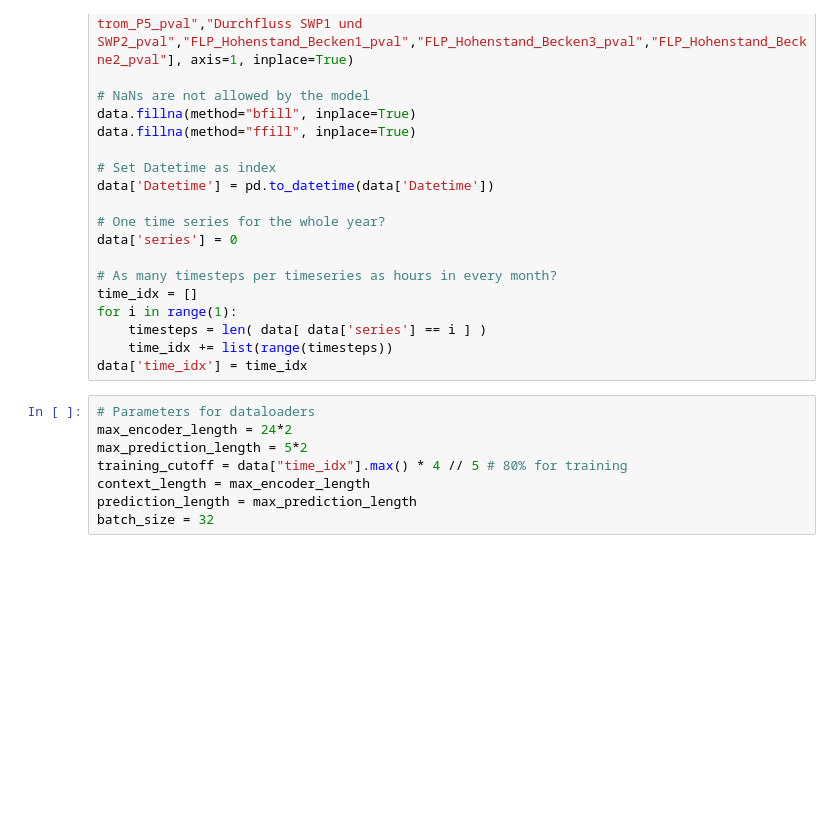
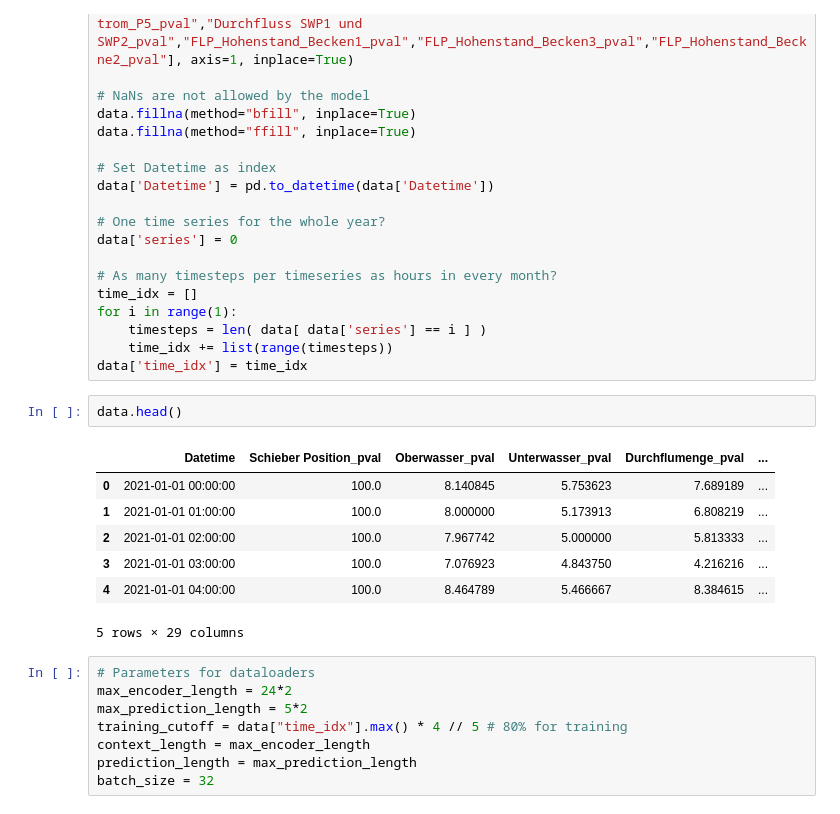
Before and after one commit to calgo-lab/RIWWER_TimeSeries, a Jupyter notebook: torch_forecasting/NHits_Vierlinden_Dropout.ipynb, the cells around one changed output. Drawn from its saved outputs; the diff is of its cells as text; blank space fills up the shorter version.

```diff
--- a/torch_forecasting/NHits_Vierlinden_Dropout.ipynb
+++ b/torch_forecasting/NHits_Vierlinden_Dropout.ipynb
@@ -38,6 +38,16 @@ for i in range(1):
     timesteps = len( data[ data['series'] == i ] )
     time_idx += list(range(timesteps))
 data['time_idx'] = time_idx
+# %%
+data.head()
+# %% [output]
+|  | Datetime | Schieber Position_pval | Oberwasser_pval | Unterwasser_pval | Durchflumenge_pval | ... |
+| 0 | 2021-01-01 00:00:00 | 100.0 | 8.140845 | 5.753623 | 7.689189 | ... |
+| 1 | 2021-01-01 01:00:00 | 100.0 | 8.000000 | 5.173913 | 6.808219 | ... |
+| 2 | 2021-01-01 02:00:00 | 100.0 | 7.967742 | 5.000000 | 5.813333 | ... |
+| 3 | 2021-01-01 03:00:00 | 100.0 | 7.076923 | 4.843750 | 4.216216 | ... |
+| 4 | 2021-01-01 04:00:00 | 100.0 | 8.464789 | 5.466667 | 8.384615 | ... |
+5 rows × 29 columns
 # %%
 # Parameters for dataloaders
 max_encoder_length = 24*2
```
Also changed, not shown: parts of 11 cells of this notebook.
